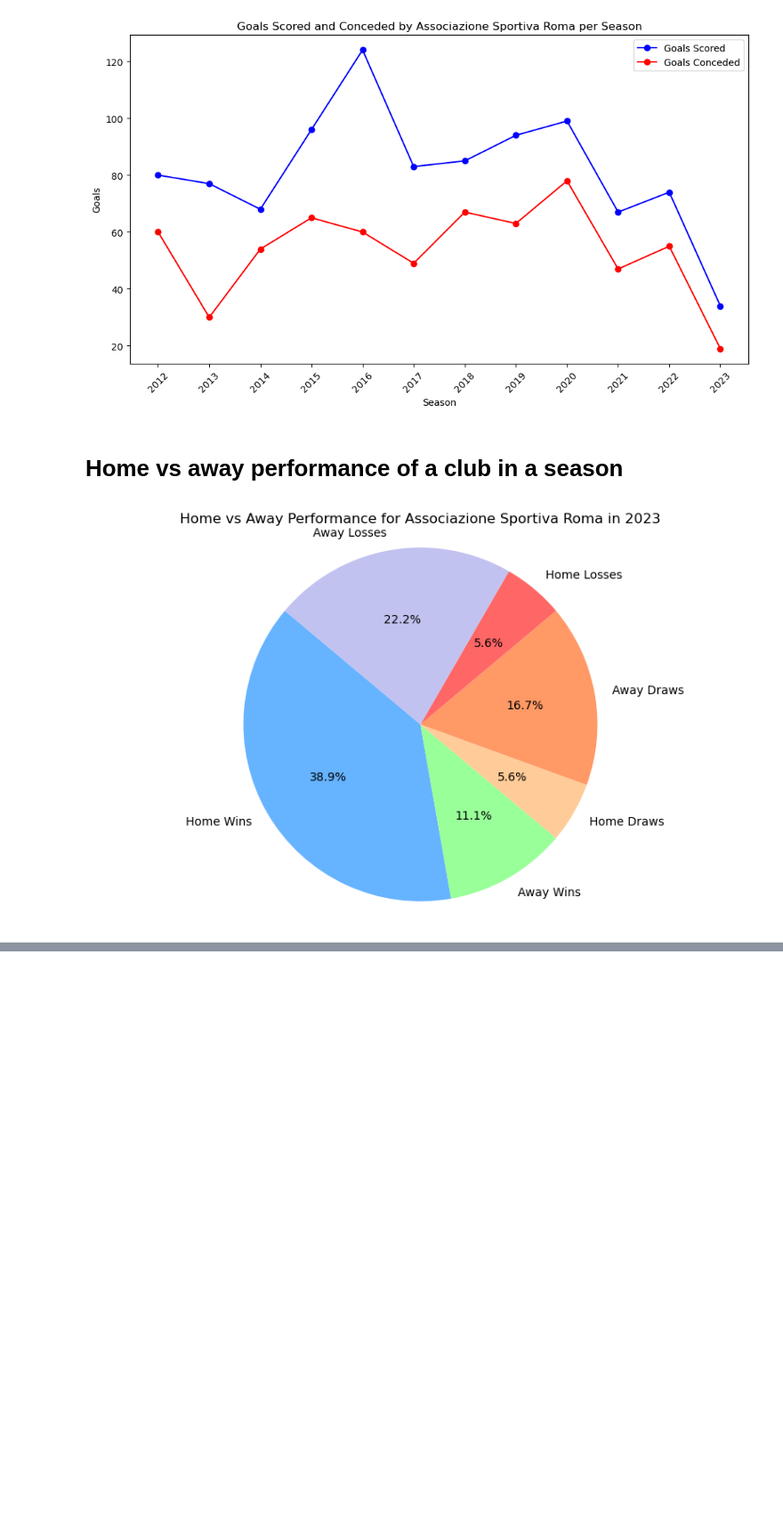
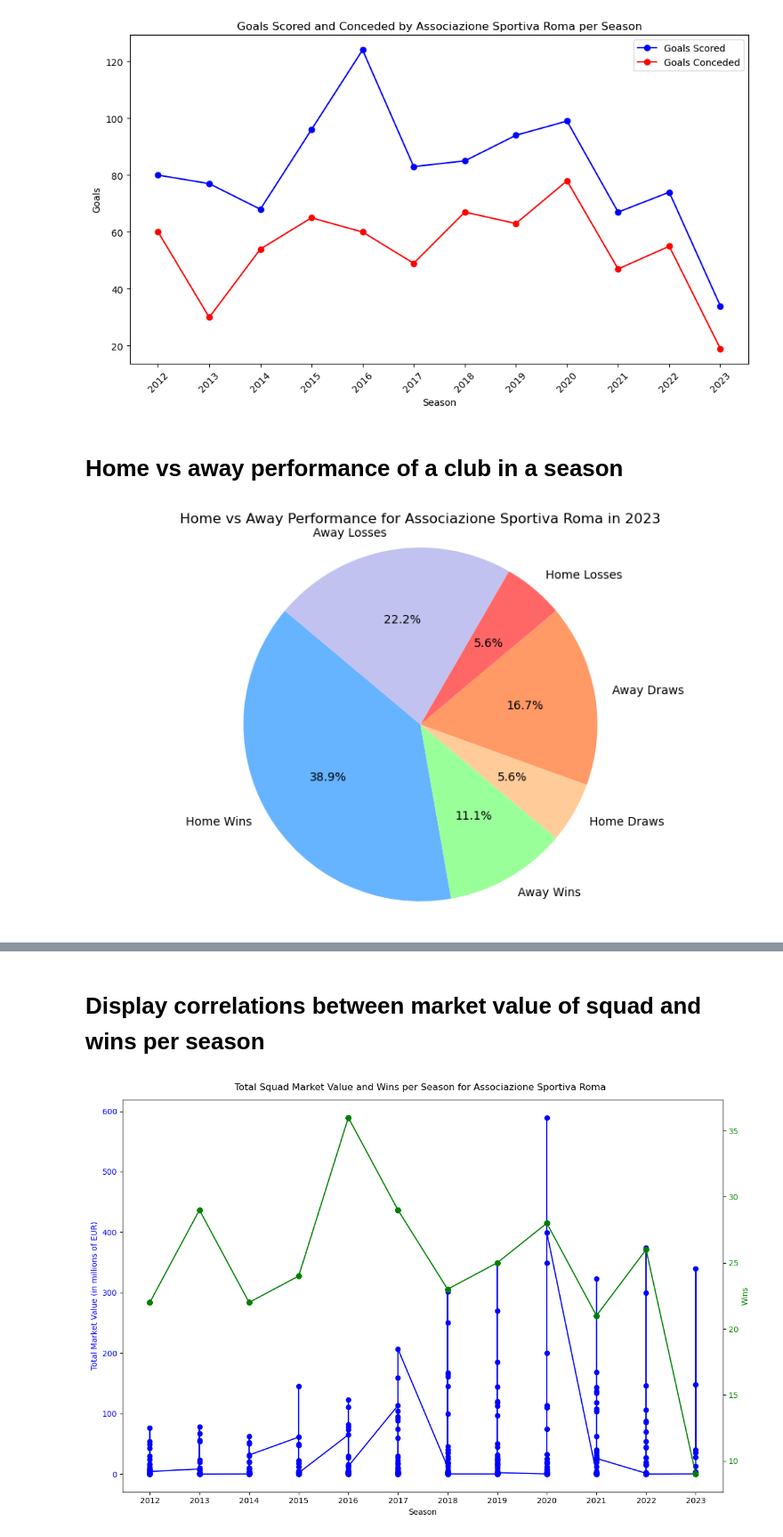
Before and after one commit to marv150302/Football-Stats-Project, a Jupyter notebook: solution/jupyter_data_analysis/data_analysis.ipynb, the cells around one changed output, grey strips where cells are left out. Shown at 89% size. Saved outputs shown, nothing was run; the diff lists cells and outputs as text; code cells hidden in the pictures; blank space fills up the shorter version.

```diff
--- a/solution/jupyter_data_analysis/data_analysis.ipynb
+++ b/solution/jupyter_data_analysis/data_analysis.ipynb
@@ -548,0 +644,73 @@ plot_home_away_performance_season(club_id=12, season='2023')
+# %% [markdown]
+# Display correlations between market value of squad and wins per season
+# %%
+def plot_squad_market_value_and_wins(club_id):
+    # Query to get the total market value of the squad per season
+    market_value_query = f"""
+    SELECT pv.date, SUM(pv.market_value_in_eur) AS total_market_value
+    FROM Player_Valuations pv
+    JOIN Players p ON pv.player_id = p.player_id
+    WHERE p.current_club_id = {club_id}
+    GROUP BY pv.date
+    ORDER BY pv.date;
+    """
+
+    # Query to get the number of wins per season
+    wins_query = f"""
+    SELECT
+        g.season,
+        SUM(CASE WHEN (g.home_club_id = {club_id} AND g.home_club_goals > g.away_club_goals) OR (g.away_club_id = {club_id} AND g.away_club_goals > g.home_club_goals) THEN 1 ELSE 0 END) AS wins
+    FROM Games g
+    WHERE g.home_club_id = {club_id} OR g.away_club_id = {club_id}
+    GROUP BY g.season
+    ORDER BY g.season;
+    """
+
+    # Execute the queries and load the data into DataFrames
+    market_value_df = pd.read_sql_query(market_value_query, engine)
+    wins_df = pd.read_sql_query(wins_query, engine)
+
+    # Query to get the club's name
+    name_query = f"""
+    SELECT name
+    FROM Clubs
+    WHERE club_id = {club_id};
+    """
+
+    # Execute the query and get the club's name
+    name_df = pd.read_sql_query(name_query, engine)
+    club_name = name_df['name'].iloc[0]
+
+    # Convert market value to millions of EUR
+    market_value_df['total_market_value'] = market_value_df['total_market_value'] / 1e6
+
+    # Extract the season (year) from the date in market_value_df and convert it to string
+    market_value_df['season'] = pd.to_datetime(market_value_df['date']).dt.year.astype(str)
+
+    # Ensure 'season' in wins_df is of type string
+    wins_df['season'] = wins_df['season'].astype(str)
+
+    # Merge market value and wins data on the season
+    merged_df = pd.merge(market_value_df, wins_df, on='season', how='inner')
+
+    # Create the dual-axis plot
+    fig, ax1 = plt.subplots(figsize=(12, 8))
+
+    ax1.set_xlabel('Season')
+    ax1.set_ylabel('Total Market Value (in millions of EUR)', color='b')
+    ax1.plot(merged_df['season'], merged_df['total_market_value'], marker='o', linestyle='-', color='b', label='Market Value')
+    ax1.tick_params(axis='y', labelcolor='b')
+
+    ax2 = ax1.twinx()  # Instantiate a second y-axis that shares the same x-axis
+    ax2.set_ylabel('Wins', color='g')
+    ax2.plot(merged_df['season'], merged_df['wins'], marker='o', linestyle='-', color='g', label='Wins')
+    ax2.tick_params(axis='y', labelcolor='g')
+
+    fig.suptitle(f'Total Squad Market Value and Wins per Season for {club_name}')
+
+    fig.tight_layout()  # this prevents the overlappin of y-axis labels
+    plt.show()
+
+plot_squad_market_value_and_wins(club_id=12)
+# %% [output]
+[figure, added]
```
Also changed, not shown: parts of 27 cells of this notebook.
